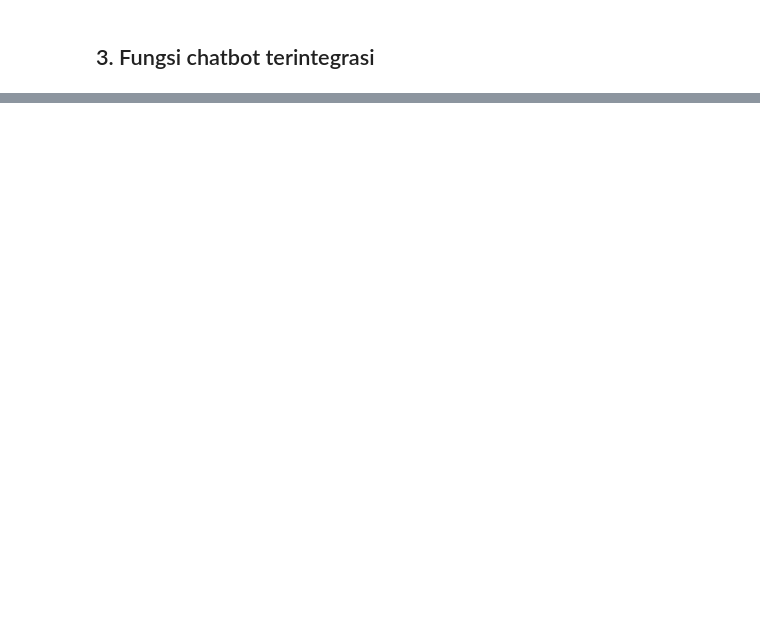
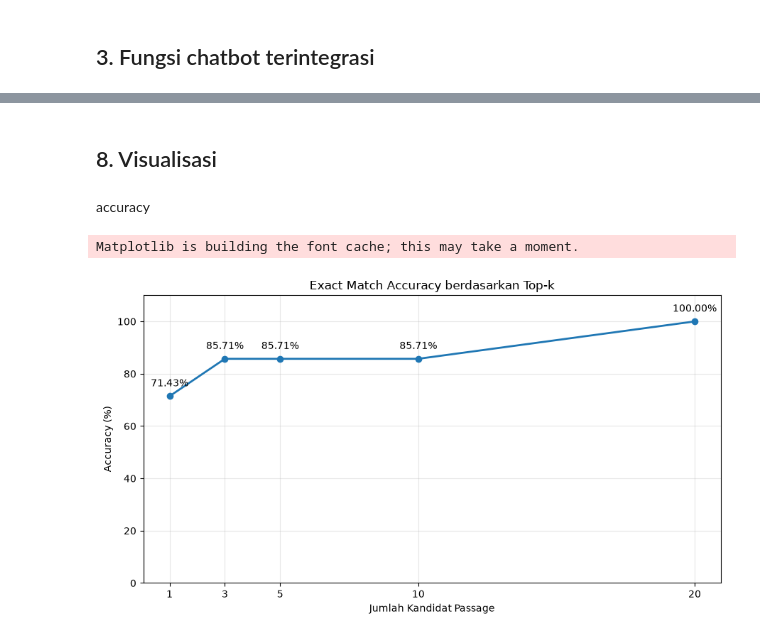
Before and after one commit to bintangula23/pba-qa-sejarah-kemerdekaan-indonesia, a Jupyter notebook: Integrasi_Chatbot_Sejarah.ipynb, the cells around one changed output, grey strips where cells are left out. Drawn from its saved outputs; the diff is of its cells as text; code cells hidden in the pictures; blank space fills up the shorter version.

```diff
--- a/Integrasi_Chatbot_Sejarah.ipynb
+++ b/Integrasi_Chatbot_Sejarah.ipynb
@@ -389,0 +267,11 @@ D21 | COCOK | 16 negara bagian
+# %%
+def evidence_match(id_sumber, blok_acuan):
+
+    if id_sumber is None:
+        return False
+
+    blok_sumber = id_sumber.rsplit(
+        "-K", 1
+    )[0]
+
+    return blok_sumber == blok_acuan
@@ -416,0 +487,49 @@ File evaluasi: hasil_jawaban_chatbot_21_k20.json dan hasil_jawaban_chatbot_21_k2
+# %% [markdown]
+## 8. Visualisasi
+# %% [markdown]
+accuracy
+# %%
+import matplotlib.pyplot as plt
+
+x = [
+    h["top_k"]
+    for h in hasil_top_k
+]
+
+y = [
+    h["accuracy"] * 100
+    for h in hasil_top_k
+]
+
+plt.figure(figsize=(9, 5))
+
+plt.plot(
+    x,
+    y,
+    marker="o",
+    linewidth=2
+)
+
+for a, b in zip(x, y):
+
+    plt.annotate(
+        f"{b:.2f}%",
+        (a, b),
+        textcoords="offset points",
+        xytext=(0, 10),
+        ha="center"
+    )
+
+plt.title("Exact Match Accuracy berdasarkan Top-k")
+plt.xlabel("Jumlah Kandidat Passage")
+plt.ylabel("Accuracy (%)")
+
+plt.xticks(x)
+plt.ylim(0, 110)
+plt.grid(alpha=0.3)
+
+plt.tight_layout()
+plt.show()
+# %% [output]
+Matplotlib is building the font cache; this may take a moment.
+[figure, added]
```
Also changed, not shown: parts of 28 cells of this notebook, 3 other files.
